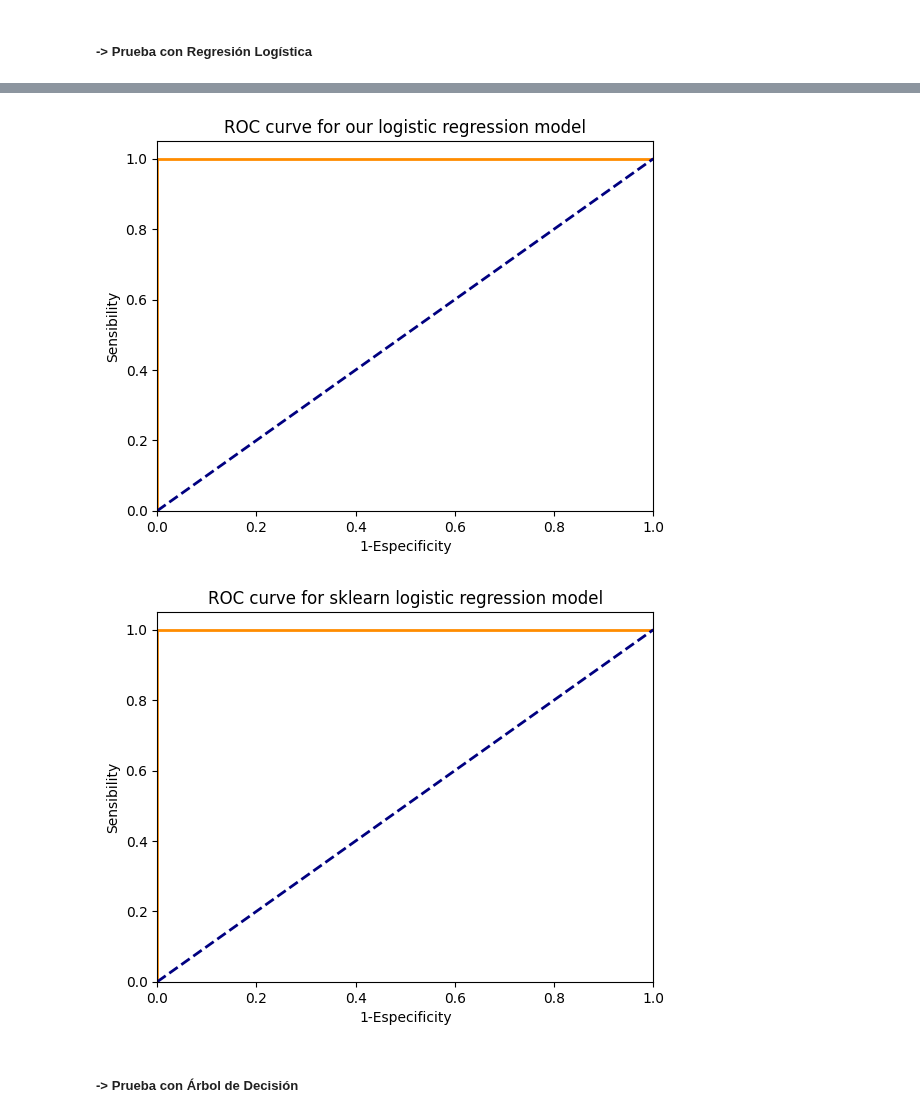
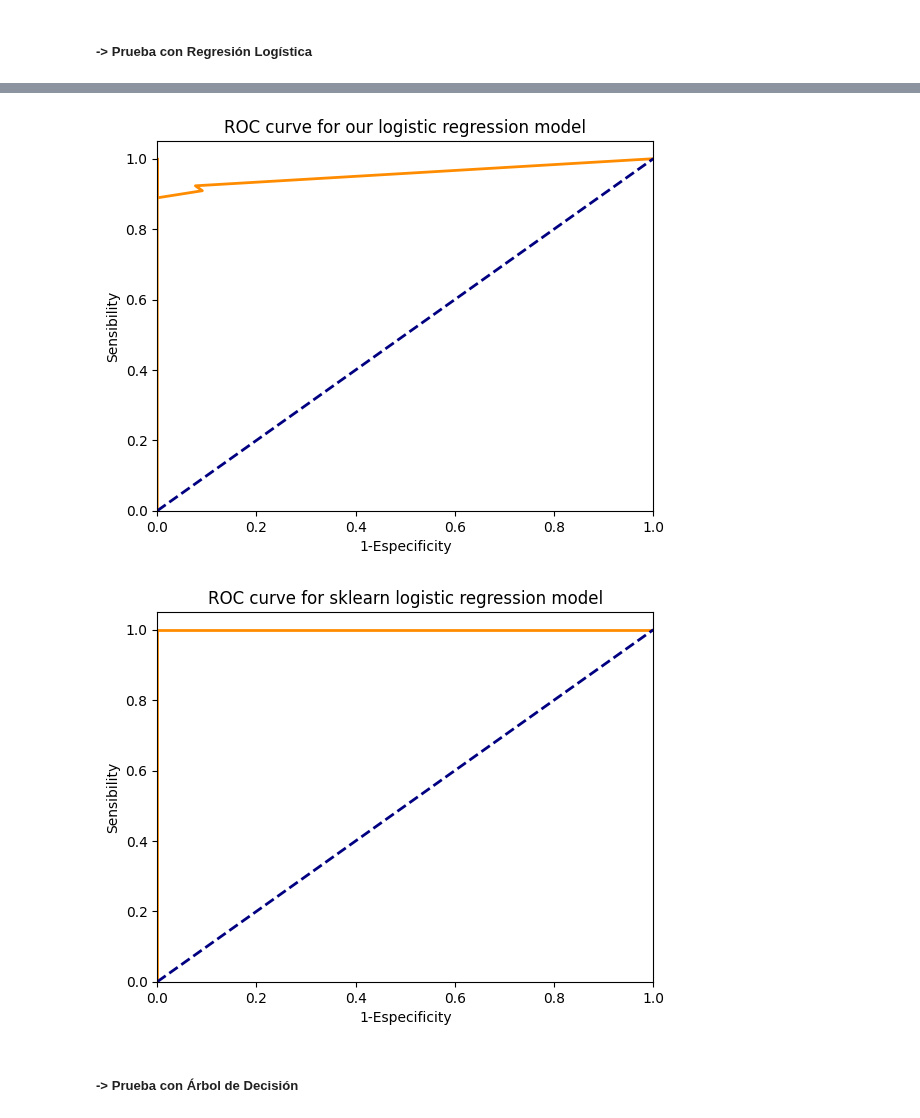
Before and after one commit to JoseDavidSS/Patrones.Project1, a Jupyter notebook: ml_models.ipynb, the cells around one changed output, grey strips where cells are left out. Cells and saved outputs as stored; diff of their text form; code cells hidden in the pictures.

```diff
--- a/ml_models.ipynb
+++ b/ml_models.ipynb
@@ -589,18 +589,16 @@ for i in range(len(test_percentages)):
 
 
 # display test metric results
-title_row = ['Tests','Model', 'Accurancy', 'Precision', 'Recall', 'Auc']
+title_row = ['Amount of tests','Model', 'Accurancy', 'Precision', 'Recall', 'Auc']
 df_results = pd.DataFrame(columns=title_row)
 
 for i, test_percentage in enumerate(test_percentages):
-    row = [int(test_percentage*num_rows), 'Ours', accurancies['our_model'][i], precisions['our_model'][i], recalls['our_model'][i], aucs['our_model'][i]]
+    row = [int(test_percentage*num_rows), 'Our model', accurancies['our_model'][i], precisions['our_model'][i], recalls['our_model'][i], aucs['our_model'][i]]
     df_results.loc[len(df_results)] = row
-    row = [int(test_percentage*num_rows), 'Sklearn', accurancies['sklearn_model'][i], precisions['sklearn_model'][i], recalls['sklearn_model'][i], aucs['sklearn_model'][i]]
+    row = [int(test_percentage*num_rows), 'Sklearn model', accurancies['sklearn_model'][i], precisions['sklearn_model'][i], recalls['sklearn_model'][i], aucs['sklearn_model'][i]]
     df_results.loc[len(df_results)] = row
 
 print(df_results)
-df_results = df_results.round(3)
-df_results.to_csv('Red-Wine-Quality-Logistic-Regression.csv', index=False)
 model.plot_roc(fpr_model, tpr_model, 'ROC curve for our logistic regression model')
 model.plot_roc(fpr_sk, tpr_sk, 'ROC curve for sklearn logistic regression model')
 # %% [output]
@@ -821,18 +820,16 @@ for i in range(len(test_percentages)):
     aucs['our_model'].append(auc_i)
 
 # display test metric results
-title_row = ['Tests','Model', 'Accurancy', 'Precision', 'Recall', 'Auc']
+title_row = ['Amount of tests','Model', 'Accurancy', 'Precision', 'Recall', 'Auc']
 df_results = pd.DataFrame(columns=title_row)
 
 for i, test_percentage in enumerate(test_percentages):
-    row = [int(test_percentage*num_rows), 'Ours', accurancies['our_model'][i], precisions['our_model'][i], recalls['our_model'][i], aucs['our_model'][i]]
+    row = [int(test_percentage*num_rows), 'Our model', accurancies['our_model'][i], precisions['our_model'][i], recalls['our_model'][i], aucs['our_model'][i]]
     df_results.loc[len(df_results)] = row
-    row = [int(test_percentage*num_rows), 'Sklearn', accurancies['sklearn_model'][i], precisions['sklearn_model'][i], recalls['sklearn_model'][i], aucs['sklearn_model'][i]]
+    row = [int(test_percentage*num_rows), 'Sklearn model', accurancies['sklearn_model'][i], precisions['sklearn_model'][i], recalls['sklearn_model'][i], aucs['sklearn_model'][i]]
     df_results.loc[len(df_results)] = row
 
 print(df_results)
-df_results = df_results.round(3)
-df_results.to_csv('Red-Wine-Quality-KNN.csv', index=False)
 model.plot_roc(fpr_model, tpr_model, 'ROC curve for our KNN model')
 model.plot_roc(fpr_sk, tpr_sk, 'ROC curve for sklearn KNN model')
 # %% [output]
@@ -1038,7 +1035,7 @@ grid_search.fit(X_train, y_train)
 print("Best hyperparameters: ", grid_search.best_params_)
 
 # Instantiate model with the best hyperparameters
-model = OurLogisticRegression(lr=0.05, num_iter=10000)
+model = OurLogisticRegression(lr=0.001, num_iter=100)
 model.fit(X_train, y_train)
 
 # Instantiate sklearn logistic regression model
@@ -1130,4 +1127,4 @@ Best hyperparameters:  {'lr': 0.05, 'num_iter': 10000}
-[figure, old version]
+[figure, new version]
 [figure]
 # %% [markdown]
 #####    -> Prueba con Árbol de Decisión
```
Also changed, not shown: parts of 9 cells of this notebook.
